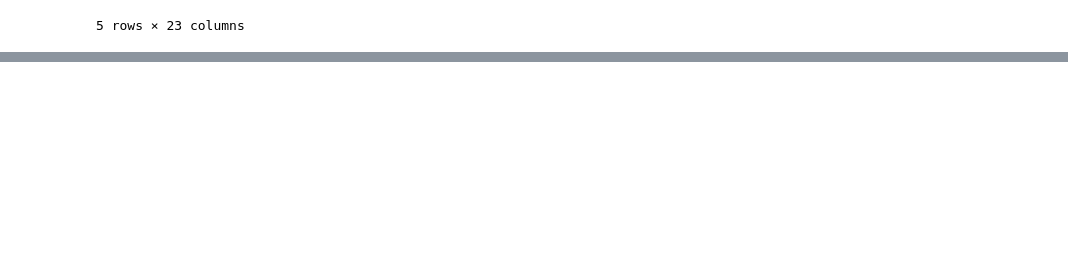
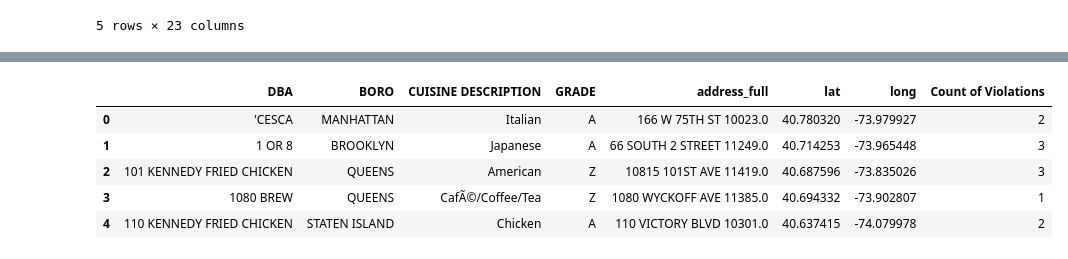
Before and after one commit to tisfarah/VizProj, a Jupyter notebook: NYC_Health_DB_Build_AJ.ipynb, the cells around one changed output, grey strips where cells are left out. Cells and saved outputs as stored; diff of their text form; code cells hidden in the pictures; blank space fills up the shorter version.

```diff
--- a/NYC_Health_DB_Build_AJ.ipynb
+++ b/NYC_Health_DB_Build_AJ.ipynb
@@ -199,0 +232,10 @@ pd.read_sql_query('select * from Violations_by_Cuisine', con=engine).head(30)
+# %%
+# Data retrieval test
+pd.read_sql_query('select * from Restaurant_Markers', con=engine).head()
+# %% [output]
+|  | DBA | BORO | CUISINE DESCRIPTION | GRADE | address_full | lat | long | Count of Violations |
+| 0 | 'CESCA | MANHATTAN | Italian | A | 166 W 75TH ST 10023.0 | 40.780320 | -73.979927 | 2 |
+| 1 | 1 OR 8 | BROOKLYN | Japanese | A | 66 SOUTH 2 STREET 11249.0 | 40.714253 | -73.965448 | 3 |
+| 2 | 101 KENNEDY FRIED CHICKEN | QUEENS | American | Z | 10815 101ST AVE 11419.0 | 40.687596 | -73.835026 | 3 |
+| 3 | 1080 BREW | QUEENS | CafÃ©/Coffee/Tea | Z | 1080 WYCKOFF AVE 11385.0 | 40.694332 | -73.902807 | 1 |
+| 4 | 110 KENNEDY FRIED CHICKEN | STATEN ISLAND | Chicken | A | 110 VICTORY BLVD 10301.0 | 40.637415 | -74.079978 | 2 |
```
Also changed, not shown: parts of 12 cells of this notebook.
